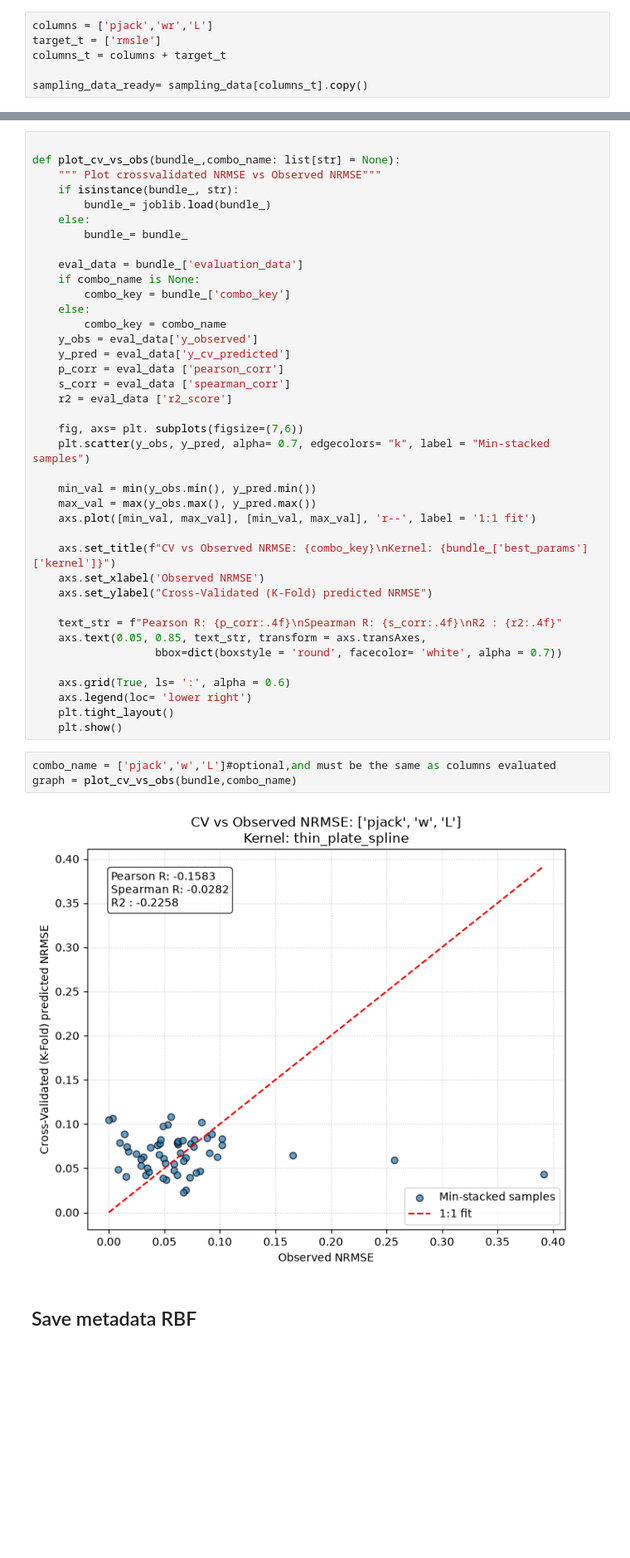
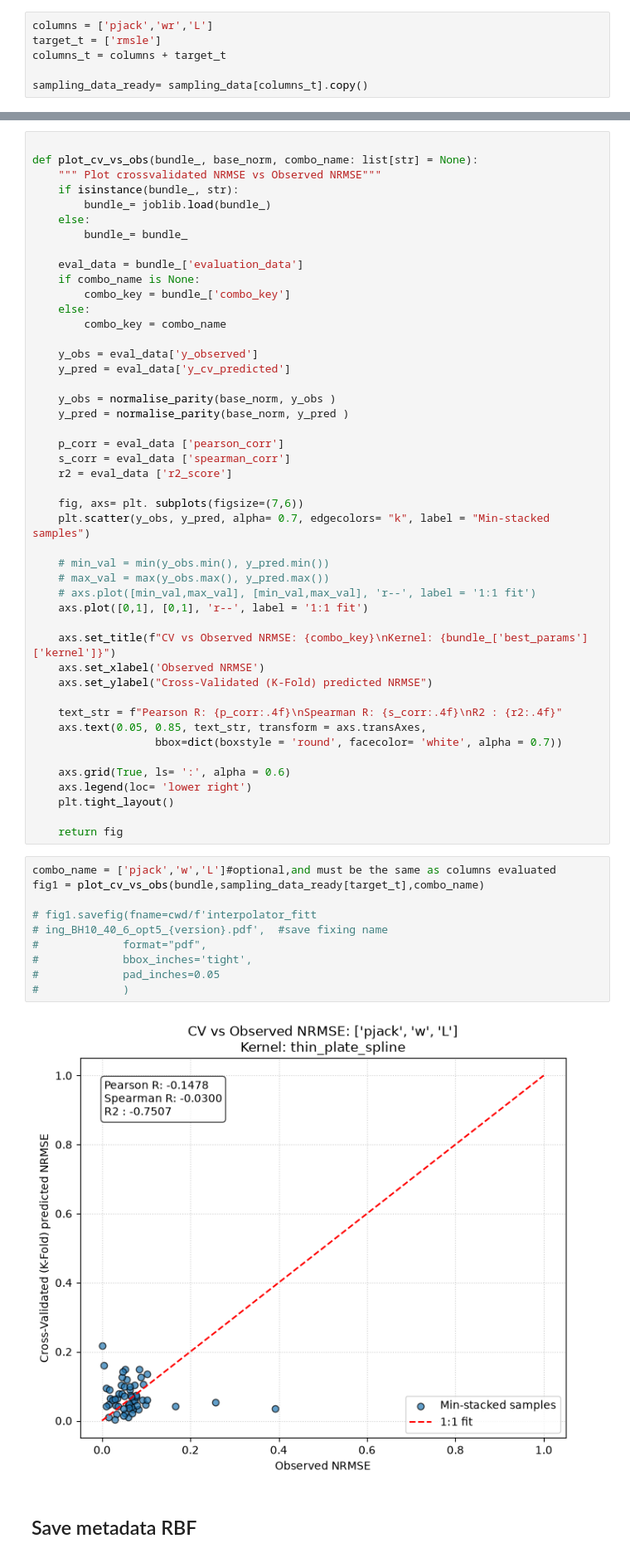
Before and after one commit to Leo-kp/Line_source_SA, a Jupyter notebook: Hyper_tuning.ipynb, the cells around one changed output, grey strips where cells are left out. Shown at 83% size. Drawn from its saved outputs; the diff is of its cells as text; blank space fills up the shorter version.

Commit message:
fixing details Hypertuning

```diff
--- a/Hyper_tuning.ipynb
+++ b/Hyper_tuning.ipynb
@@ -530,6 +560,6 @@ bundle = tune_crossv_RBF(sampling_data_ready, columns)
 # %%
 
-def plot_cv_vs_obs(bundle_,combo_name: list[str] = None):
+def plot_cv_vs_obs(bundle_, base_norm, combo_name: list[str] = None):
     """ Plot crossvalidated NRMSE vs Observed NRMSE"""
     if isinstance(bundle_, str):
         bundle_= joblib.load(bundle_)
@@ -541,8 +571,13 @@ def plot_cv_vs_obs(bundle_,combo_name: list[str] = None):
         combo_key = bundle_['combo_key']
     else:
         combo_key = combo_name
+
     y_obs = eval_data['y_observed']
     y_pred = eval_data['y_cv_predicted']
+
+    y_obs = normalise_parity(base_norm, y_obs )
+    y_pred = normalise_parity(base_norm, y_pred )
+
     p_corr = eval_data ['pearson_corr']
     s_corr = eval_data ['spearman_corr']
     r2 = eval_data ['r2_score']
@@ -550,9 +585,10 @@ def plot_cv_vs_obs(bundle_,combo_name: list[str] = None):
     fig, axs= plt. subplots(figsize=(7,6))
     plt.scatter(y_obs, y_pred, alpha= 0.7, edgecolors= "k", label = "Min-stacked samples")
 
-    min_val = min(y_obs.min(), y_pred.min())
-    max_val = max(y_obs.max(), y_pred.max())
-    axs.plot([min_val, max_val], [min_val, max_val], 'r--', label = '1:1 fit')
+    # min_val = min(y_obs.min(), y_pred.min())
+    # max_val = max(y_obs.max(), y_pred.max())
+    # axs.plot([min_val,max_val], [min_val,max_val], 'r--', label = '1:1 fit')
+    axs.plot([0,1], [0,1], 'r--', label = '1:1 fit')
 
     axs.set_title(f"CV vs Observed NRMSE: {combo_key}\nKernel: {bundle_['best_params']['kernel']}")
     axs.set_xlabel('Observed NRMSE')
@@ -565,12 +601,20 @@ def plot_cv_vs_obs(bundle_,combo_name: list[str] = None):
     axs.grid(True, ls= ':', alpha = 0.6)
     axs.legend(loc= 'lower right')
     plt.tight_layout()
-    plt.show()
+
+    return fig
 # %%
 combo_name = ['pjack','w','L']#optional,and must be the same as columns evaluated
-graph = plot_cv_vs_obs(bundle,combo_name)
+fig1 = plot_cv_vs_obs(bundle,sampling_data_ready[target_t],combo_name)
+
+# fig1.savefig(fname=cwd/f'interpolator_fitt
+# ing_BH10_40_6_opt5_{version}.pdf',  #save fixing name
+#             format="pdf",
+#             bbox_inches='tight',
+#             pad_inches=0.05
+#             )
 # %% [output]
-[figure, old version]
+[figure, new version]
 # %% [markdown]
 ## Save metadata RBF
 # %%
```
Also changed, not shown: parts of 8 cells of this notebook, 3 other files.
